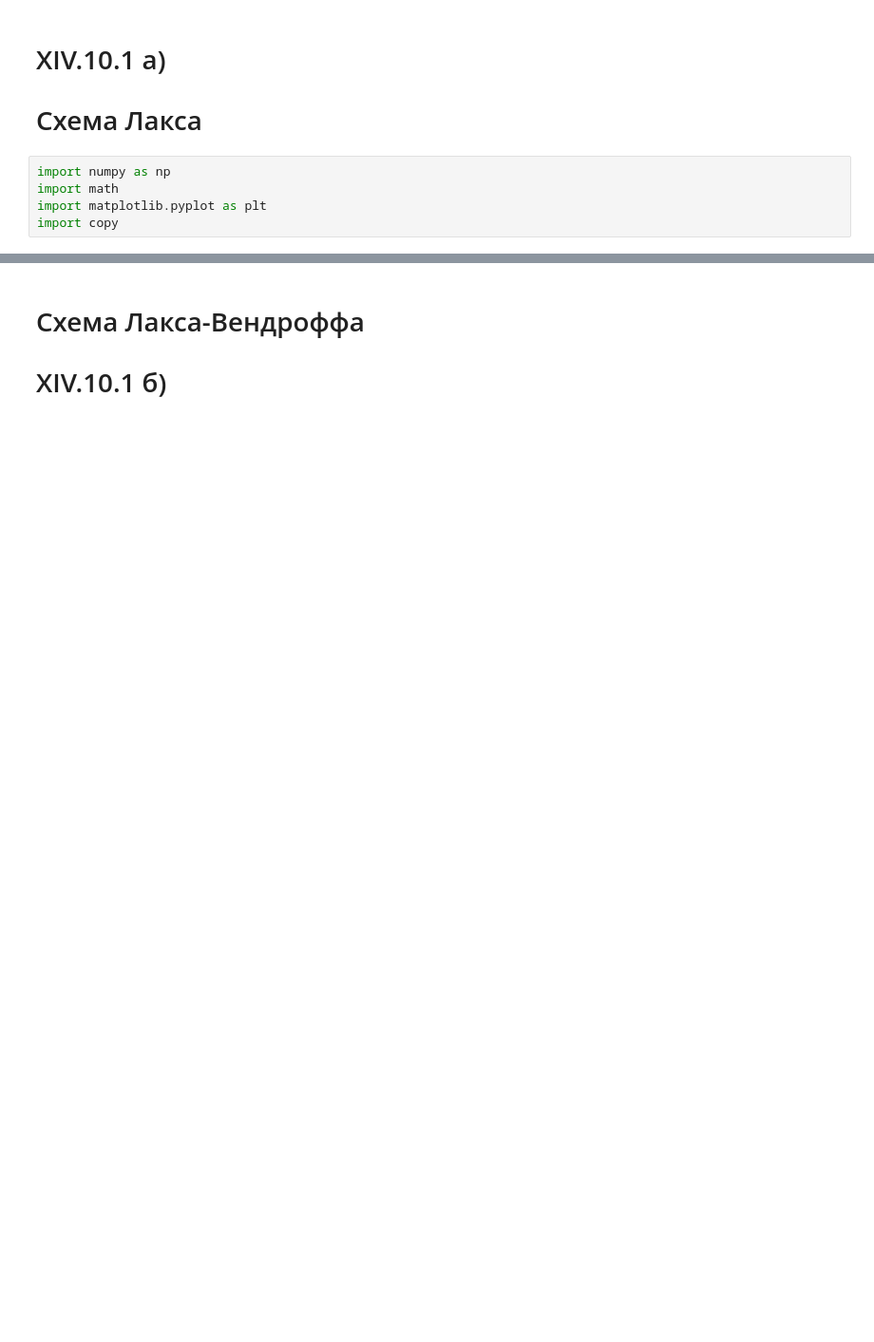
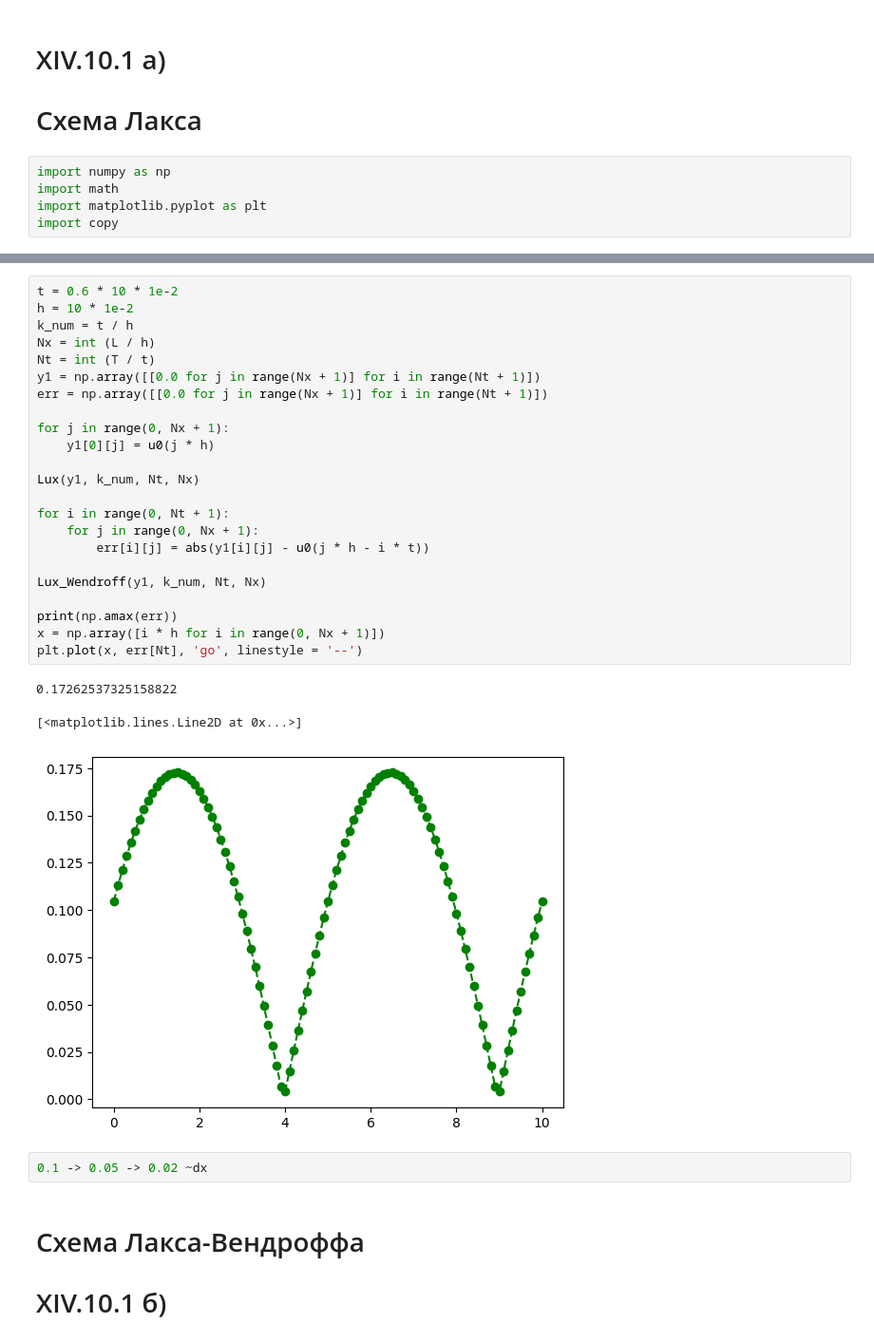
Before and after one commit to sardaryandavid/numeric_calculation, a Jupyter notebook: Lux_Wendroff/Lux_Wendroff.ipynb, the cells around one changed output, grey strips where cells are left out. Shown: that part at 95% size. Cells and saved outputs as stored; diff of their text form; blank space fills up the shorter version.

```diff
--- a/Lux_Wendroff/Lux_Wendroff.ipynb
+++ b/Lux_Wendroff/Lux_Wendroff.ipynb
@@ -79,3 +79,32 @@ Text(0, 0.5, 'u(x) for t = T')
+# %%
+t = 0.6 * 10 * 1e-2
+h = 10 * 1e-2
+k_num = t / h
+Nx = int (L / h)
+Nt = int (T / t)
+y1 = np.array([[0.0 for j in range(Nx + 1)] for i in range(Nt + 1)])
+err = np.array([[0.0 for j in range(Nx + 1)] for i in range(Nt + 1)])
+
+for j in range(0, Nx + 1):
+    y1[0][j] = u0(j * h)
+
+Lux(y1, k_num, Nt, Nx)
+
+for i in range(0, Nt + 1):
+    for j in range(0, Nx + 1):
+        err[i][j] = abs(y1[i][j] - u0(j * h - i * t))
+
+Lux_Wendroff(y1, k_num, Nt, Nx)
+
+print(np.amax(err))
+x = np.array([i * h for i in range(0, Nx + 1)])
+plt.plot(x, err[Nt], 'go', linestyle = '--')
+# %% [output]
+0.17262537325158822
+[<matplotlib.lines.Line2D at 0x...>]
+[figure, added]
+# %%
+0.1 -> 0.05 -> 0.02 ~dx
 # %% [markdown]
 # Схема Лакса-Вендроффа
 # XIV.10.1 б)
```
Also changed, not shown: parts of 12 cells of this notebook.
